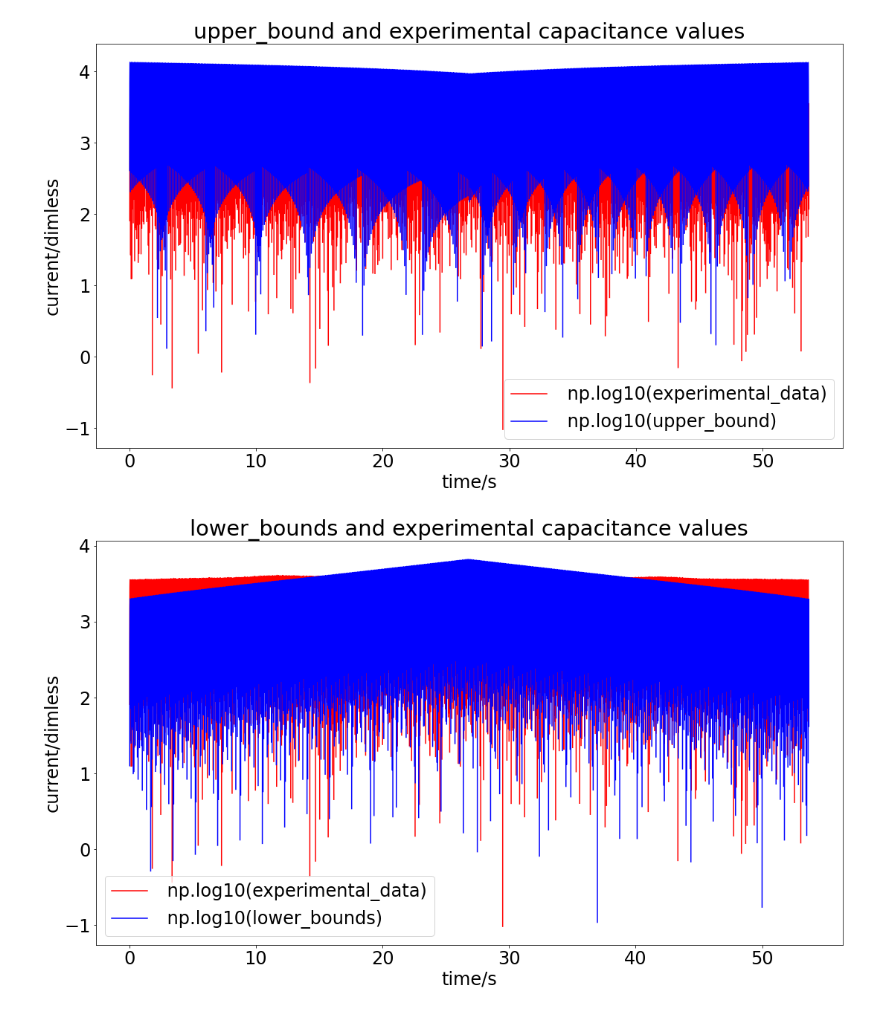
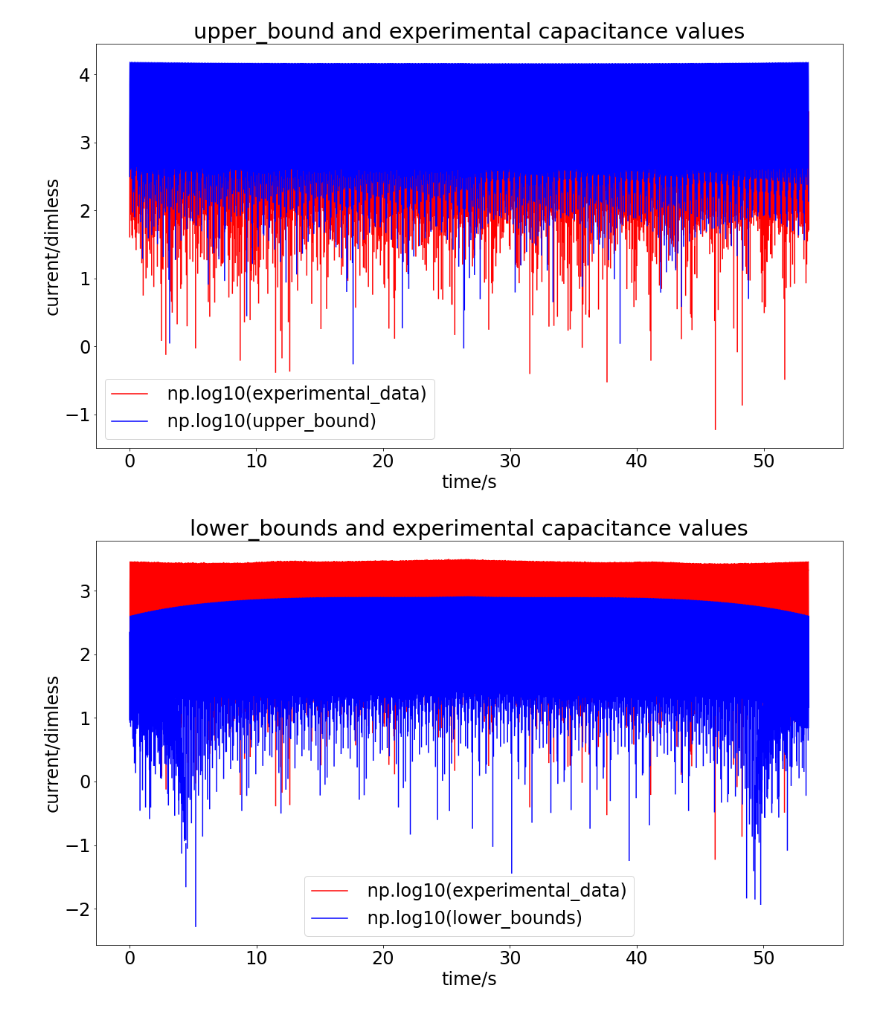
Before and after one commit to alisterde/HypD_Ph_analysis, a Jupyter notebook: cap_sim.ipynb, the cells around one changed output. Saved outputs shown, nothing was run; the diff lists cells and outputs as text; code cells hidden in the pictures.

```diff
--- a/cap_sim.ipynb
+++ b/cap_sim.ipynb
@@ -43,19 +43,19 @@ exp_current = np.asarray(experimental_data.current)
 # paramteres for 9 150_1_cv_current_reduced_2
 # (Ph 9)
 
-inital_current = exp_current[0]
-freq = 8.977950e+00
-startPotential= -300.0E-3
-revPotential = -900.0E-3
-rateOfPotentialChange = -22.35174e-3
+# inital_current = exp_current[0]
+# freq = 8.977950e+00
+# startPotential= -300.0E-3
+# revPotential = -900.0E-3
+# rateOfPotentialChange = -22.35174e-3
 
 # paramteres for 9_1b_cv_current_reduced_2
 # (Ph 4)
-# inital_current = exp_current[0]
-# freq = 8.977950e+00
-# startPotential= -50.0E-3
-# revPotential = -650.0E-3
-# rateOfPotentialChange = -22.35174e-3
+inital_current = exp_current[0]
+freq = 8.977950e+00
+startPotential= -50.0E-3
+revPotential = -650.0E-3
+rateOfPotentialChange = -22.35174e-3
 
 deltaepislon = 150.0E-3
 electrode_area = 0.03
@@ -71,8 +71,10 @@ trial = newtonRaphsonCap(timeStepSize = exp_times[1], numberOfMeasurements = num
 exp_current_dimless = exp_current/trial.I0
 
 # model for optimsation
-cap_regions = 0.15# perctange of data run
-model = wrappedNewtonCap(times = exp_times, startPotential= startPotential, revPotential = revPotential,
+cap_regions = 0.2# perctange of data run
+measured_removed_for_Int_periods = 217
+model = wrappedNewtonCap(times = exp_times, removed_measures_to_account_for = measured_removed_for_Int_periods,
+                         startPotential= startPotential, revPotential = revPotential,
                          rateOfPotentialChange = rateOfPotentialChange, inital_current=inital_current, freq=freq,
                          deltaepislon=deltaepislon, electrode_area=electrode_area, electode_coverage=electode_coverage,
                          beingPureCapitanceto = cap_regions, endPureCapatianceFor = cap_regions)
@@ -223,13 +224,13 @@ plt.plot(exp_times , np.log10(data),'b', label=' np.log10(lower_bounds)')
 plt.legend(loc='best')
 plt.show()
 
-data = model.simulate([1.91275996128693611e-04, -2.05886937234544707e-04, -3.30120556836988347e-04, -2.28277851460101844e-04, -6.47026581947250747e+01, -8.91667849633757115e-02,  8.88238377990564061e+01],exp_times)
-plt.figure(figsize=(18,10))
-plt.title("lower_bounds and experimental capacitance values")
-plt.ylabel("current/dimless")
-plt.xlabel(xaxislabel)
-plt.plot(exp_times, exp_current_dimless,'r', label='experimental_data')
-plt.plot(exp_times , data,'b', label='best soultiion')
-plt.legend(loc='best')
-plt.show()
+# data = model.simulate([1.91275996128693611e-04, -2.05886937234544707e-04, -3.30120556836988347e-04, -2.28277851460101844e-04, -6.47026581947250747e+01, -8.91667849633757115e-02,  8.88238377990564061e+01],exp_times)
+# plt.figure(figsize=(18,10))
+# plt.title("lower_bounds and experimental capacitance values")
+# plt.ylabel("current/dimless")
+# plt.xlabel(xaxislabel)
+# plt.plot(exp_times, exp_current_dimless,'r', label='experimental_data')
+# plt.plot(exp_times , data,'b', label='best soultiion')
+# plt.legend(loc='best')
+# plt.show()
 # %% [output]
@@ -237,2 +238,2 @@ plt.show()
-[figure, old version]
+[figure, new version]
-[figure, old version]
+[figure, new version]
```
Also changed, not shown: parts of 6 cells of this notebook, 2 other files.
